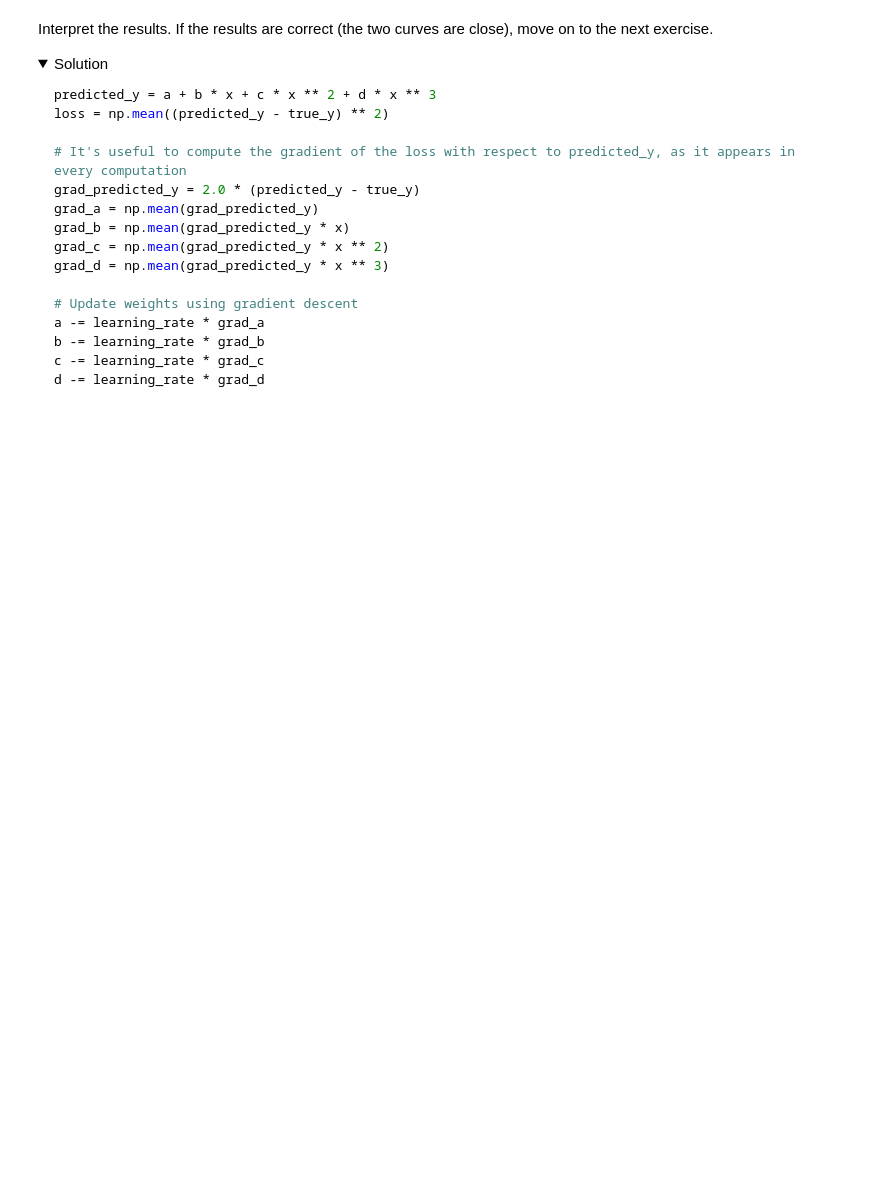
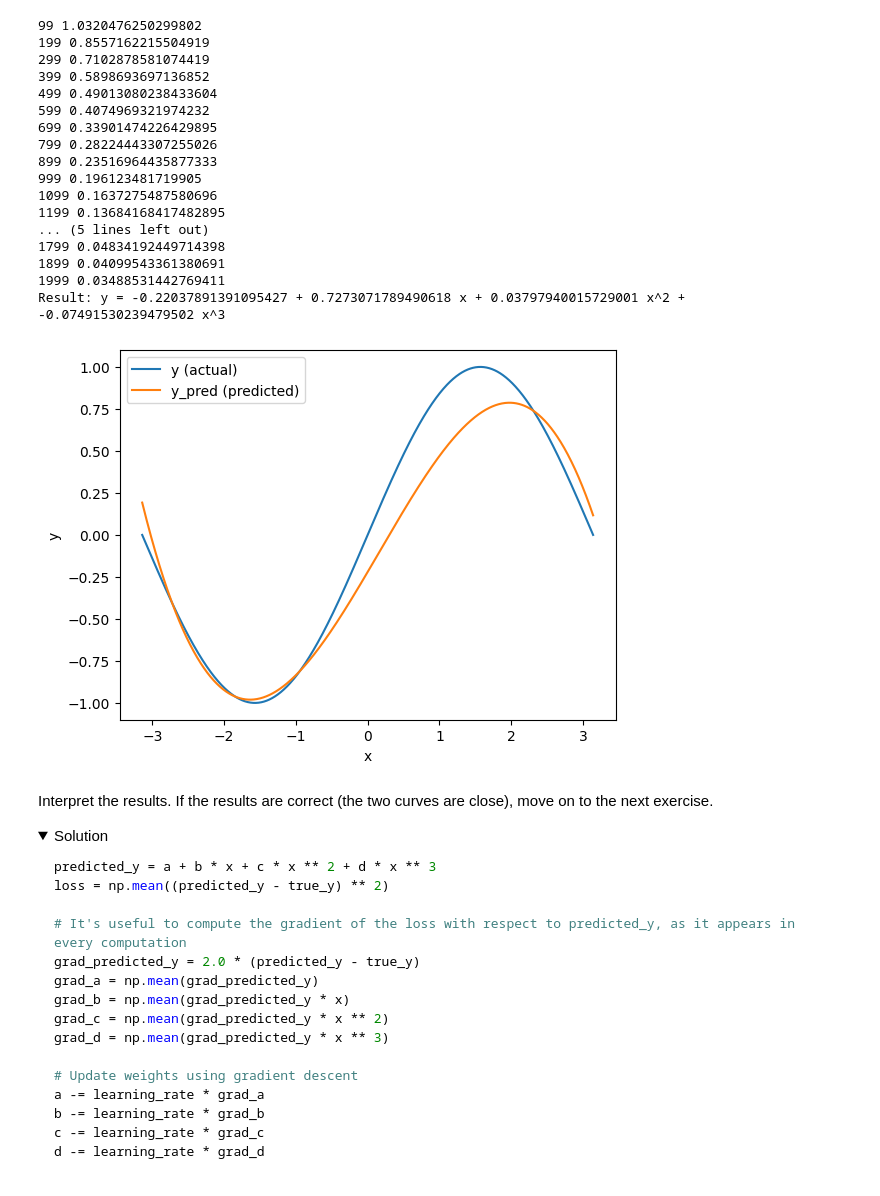
Before and after one commit to wytbella/Python, a Jupyter notebook: workshops/pytorch_tuto/pytorch_tuto.ipynb, the cells around one changed output. Cells and saved outputs as stored; diff of their text form; code cells hidden in the pictures; folded sections open; blank space fills up the shorter version.

```diff
--- a/workshops/pytorch_tuto/pytorch_tuto.ipynb
+++ b/workshops/pytorch_tuto/pytorch_tuto.ipynb
@@ -62,36 +60,60 @@ learning_rate = 1e-3
 epochs = 2000
 for t in range(epochs):
     # Forward pass: compute the predicted y
     # y = a + b·x + c·x² + d·x³
     predicted_y = a + b*x + c*x**2 + d*x**3
 
     # The loss is a measure of how far away the prediction is from the true y
     # Here we use the mean squared error. https://en.wikipedia.org/wiki/Mean_squared_error
     # Computing the loss is not necessary in numpy, but it will be necessary in Pytorch
     loss = np.mean((predicted_y - true_y) ** 2)
     if t % 100 == 99:
         print(t, loss)
 
     # Compute the gradients of the loss with respect to a, b, c and d
     # Take a pen and paper!
     # Here we calculate the difference for each point and then calculate a gradient for each point.
     # Warning: predicted_y is a vector, and grad_a should be the mean gradient of each component of predicted_y.
     grad_a = 2 * np.mean(predicted_y - true_y)
-    grad_b = 2 * np.mean(predicted_y - true_y) * x
-    grad_c = 2 * np.mean(predicted_y - true_y) * x**2
-    grad_d = 2 * np.mean(predicted_y - true_y) * x**3
+    grad_b = 2 * np.mean((predicted_y - true_y) * x)
+    grad_c = 2 * np.mean((predicted_y - true_y) * x**2)
+    grad_d = 2 * np.mean((predicted_y - true_y) * x**3)
+    # grad_predicted_y = 2.0 * (predicted_y - true_y)
+    # grad_a = np.mean(grad_predicted_y)
+    # grad_b = np.mean(grad_predicted_y * x)
+    # grad_c = np.mean(grad_predicted_y * x ** 2)
+    # grad_d = np.mean(grad_predicted_y * x ** 3)
 
     # Update weights
     a -= grad_a * learning_rate
     b -= grad_b * learning_rate
     c -= grad_c * learning_rate
     d -= grad_d * learning_rate
 
 print(f"Result: y = {a} + {b} x + {c} x^2 + {d} x^3")
 # Tip: If if does not work, try to use .mean() instead of .sum()
 
 # Check with the plot!
 plot(predicted_y, true_y, x)
+# %% [output]
+99 1.0320476250299802
+199 0.8557162215504919
+299 0.7102878581074419
+399 0.5898693697136852
+499 0.49013080238433604
+599 0.4074969321974232
+699 0.33901474226429895
+799 0.28224443307255026
+899 0.23516964435877333
+999 0.196123481719905
+1099 0.1637275487580696
+1199 0.13684168417482895
+... (5 lines left out)
+1799 0.04834192449714398
+1899 0.04099543361380691
+1999 0.03488531442769411
+Result: y = -0.22037891391095427 + 0.7273071789490618 x + 0.03797940015729001 x^2 + -0.07491530239479502 x^3
+[figure, added]
 # %% [markdown]
 Interpret the results. If the results are correct (the two curves are close), move on to the next exercise.
 
```
Also changed, not shown: parts of 2 cells of this notebook.
